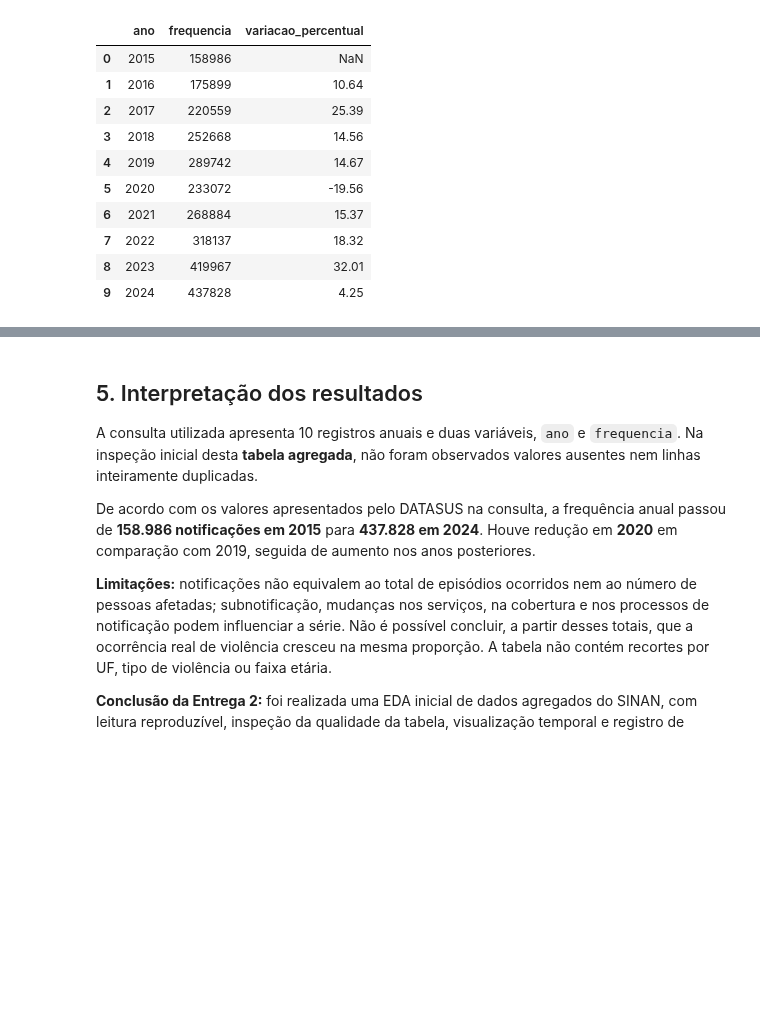
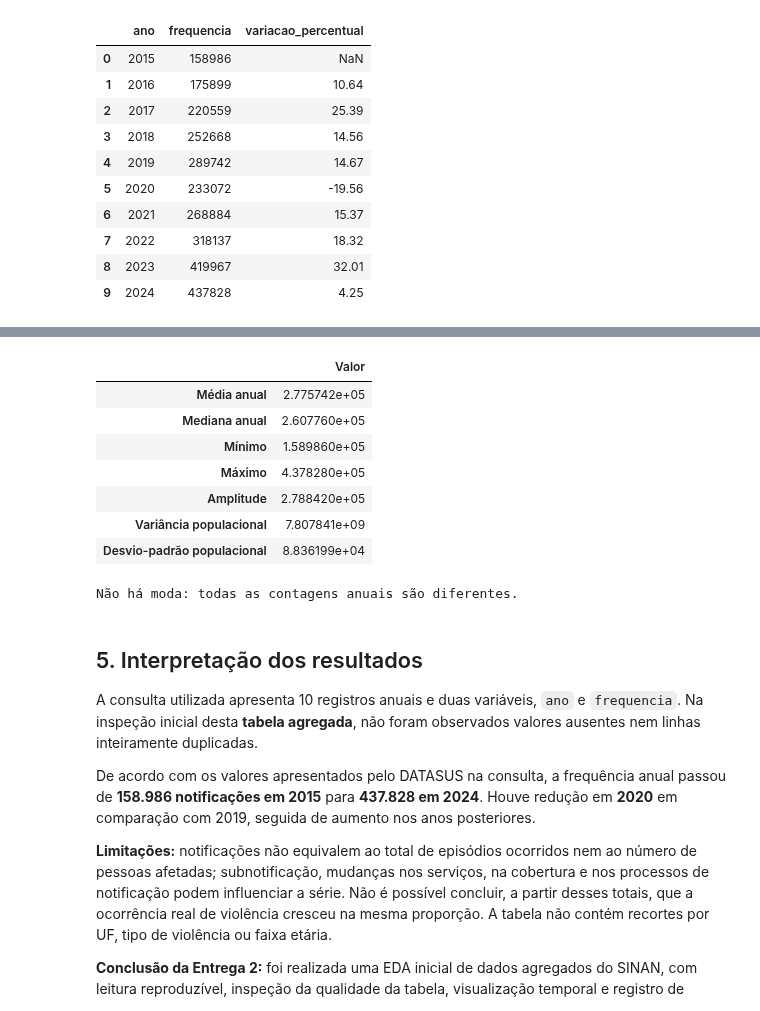
Before and after one commit to AbelPiassa/Meu-Ciclo, a Jupyter notebook: data-science/notebooks/01_eda_sinan_meu_ciclo.ipynb, the cells around one changed output, grey strips where cells are left out. Drawn from its saved outputs; the diff is of its cells as text; code cells hidden in the pictures; blank space fills up the shorter version.

```diff
--- a/data-science/notebooks/01_eda_sinan_meu_ciclo.ipynb
+++ b/data-science/notebooks/01_eda_sinan_meu_ciclo.ipynb
@@ -161,3 +219,32 @@ Variação do primeiro ao último ano: 175.4%
+# %%
+frequencias = analise["frequencia"]
+
+resumo = pd.Series({
+    "Média anual": frequencias.mean(),
+    "Mediana anual": frequencias.median(),
+    "Mínimo": frequencias.min(),
+    "Máximo": frequencias.max(),
+    "Amplitude": frequencias.max() - frequencias.min(),
+    "Variância populacional": frequencias.var(ddof=0),
+    "Desvio-padrão populacional": frequencias.std(ddof=0),
+})
+
+display(resumo.round(2).to_frame("Valor"))
+
+if frequencias.nunique() == len(frequencias):
+    print("Não há moda: todas as contagens anuais são diferentes.")
+else:
+    print("Moda:", frequencias.mode().tolist())
+# %% [output]
+|  | Valor |
+| Média anual | 2.775742e+05 |
+| Mediana anual | 2.607760e+05 |
+| Mínimo | 1.589860e+05 |
+| Máximo | 4.378280e+05 |
+| Amplitude | 2.788420e+05 |
+| Variância populacional | 7.807841e+09 |
+| Desvio-padrão populacional | 8.836199e+04 |
+Não há moda: todas as contagens anuais são diferentes.
 # %% [markdown]
 ## 5. Interpretação dos resultados
 
```
Also changed, not shown: parts of 3 cells of this notebook.
